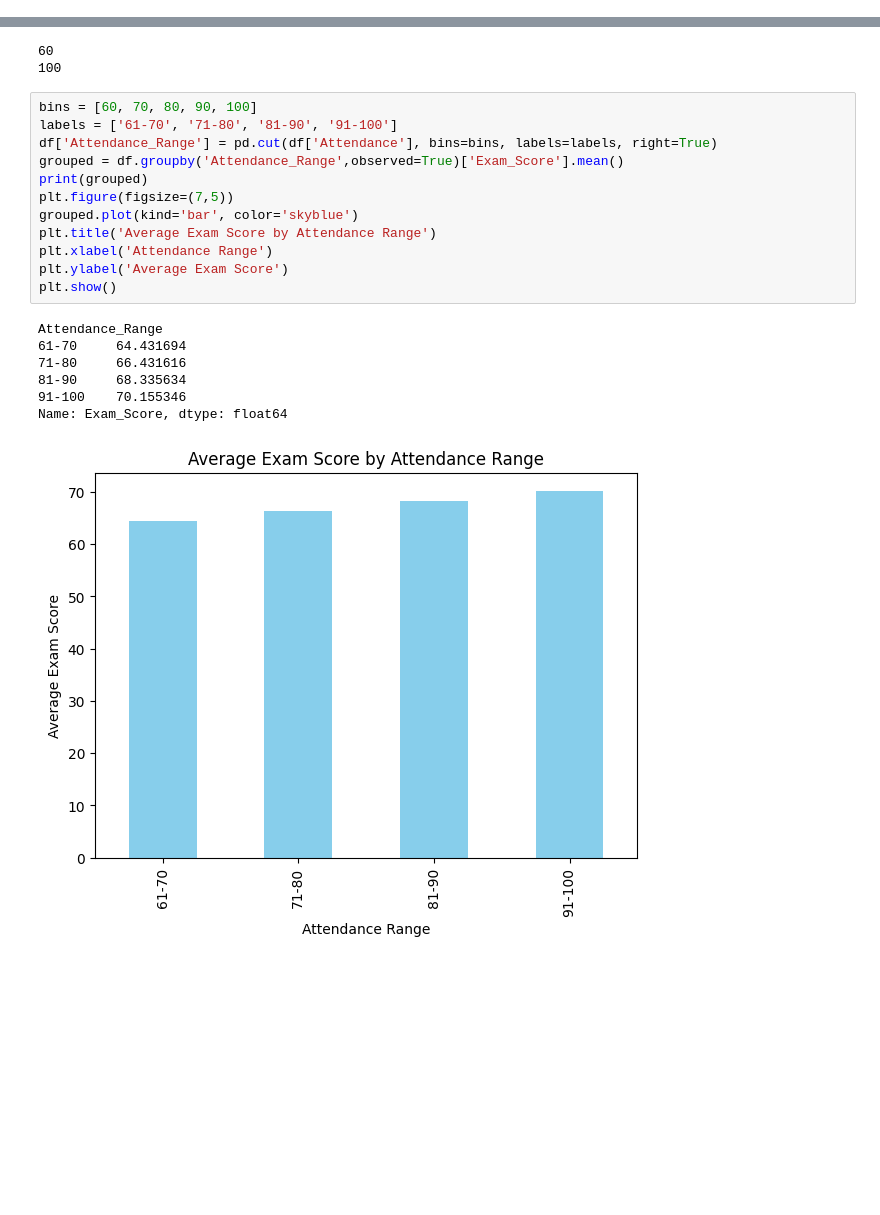
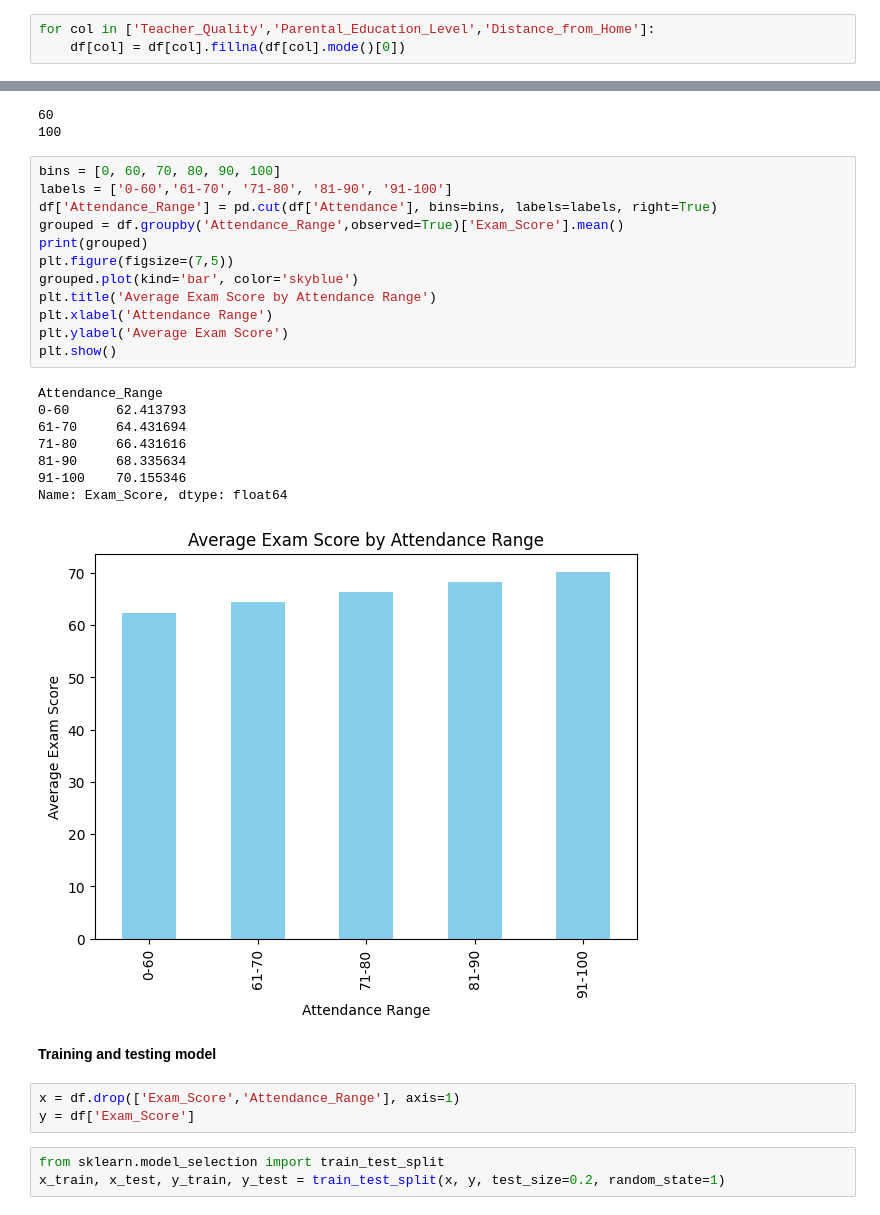
Before and after one commit to nehaljain21/Probation_Tasks_GDG, a Jupyter notebook: Task_2.ipynb, the cells around one changed output, grey strips where cells are left out. Saved outputs shown, nothing was run; the diff lists cells and outputs as text; blank space fills up the shorter version.

```diff
--- a/Task_2.ipynb
+++ b/Task_2.ipynb
@@ -123,0 +116,3 @@ print(df["Distance_from_Home"].unique())
+# %%
+for col in ['Teacher_Quality','Parental_Education_Level','Distance_from_Home']:
+    df[col] = df[col].fillna(df[col].mode()[0])
@@ -200,22 +226,31 @@ print(df["Attendance"].max())
 60
 100
 # %%
-bins = [60, 70, 80, 90, 100]
-labels = ['61-70', '71-80', '81-90', '91-100']
+bins = [0, 60, 70, 80, 90, 100]
+labels = ['0-60','61-70', '71-80', '81-90', '91-100']
 df['Attendance_Range'] = pd.cut(df['Attendance'], bins=bins, labels=labels, right=True)
 grouped = df.groupby('Attendance_Range',observed=True)['Exam_Score'].mean()
 print(grouped)
 plt.figure(figsize=(7,5))
 grouped.plot(kind='bar', color='skyblue')
 plt.title('Average Exam Score by Attendance Range')
 plt.xlabel('Attendance Range')
 plt.ylabel('Average Exam Score')
 plt.show()
 # %% [output]
 Attendance_Range
+0-60      62.413793
 61-70     64.431694
 71-80     66.431616
 81-90     68.335634
 91-100    70.155346
 Name: Exam_Score, dtype: float64
-[figure, old version]
+[figure, new version]
+# %% [markdown]
+**Training and testing model**
+# %%
+x = df.drop(['Exam_Score','Attendance_Range'], axis=1)
+y = df['Exam_Score']
+# %%
+from sklearn.model_selection import train_test_split
+x_train, x_test, y_train, y_test = train_test_split(x, y, test_size=0.2, random_state=1)
```
Also changed, not shown: parts of 17 cells of this notebook.
